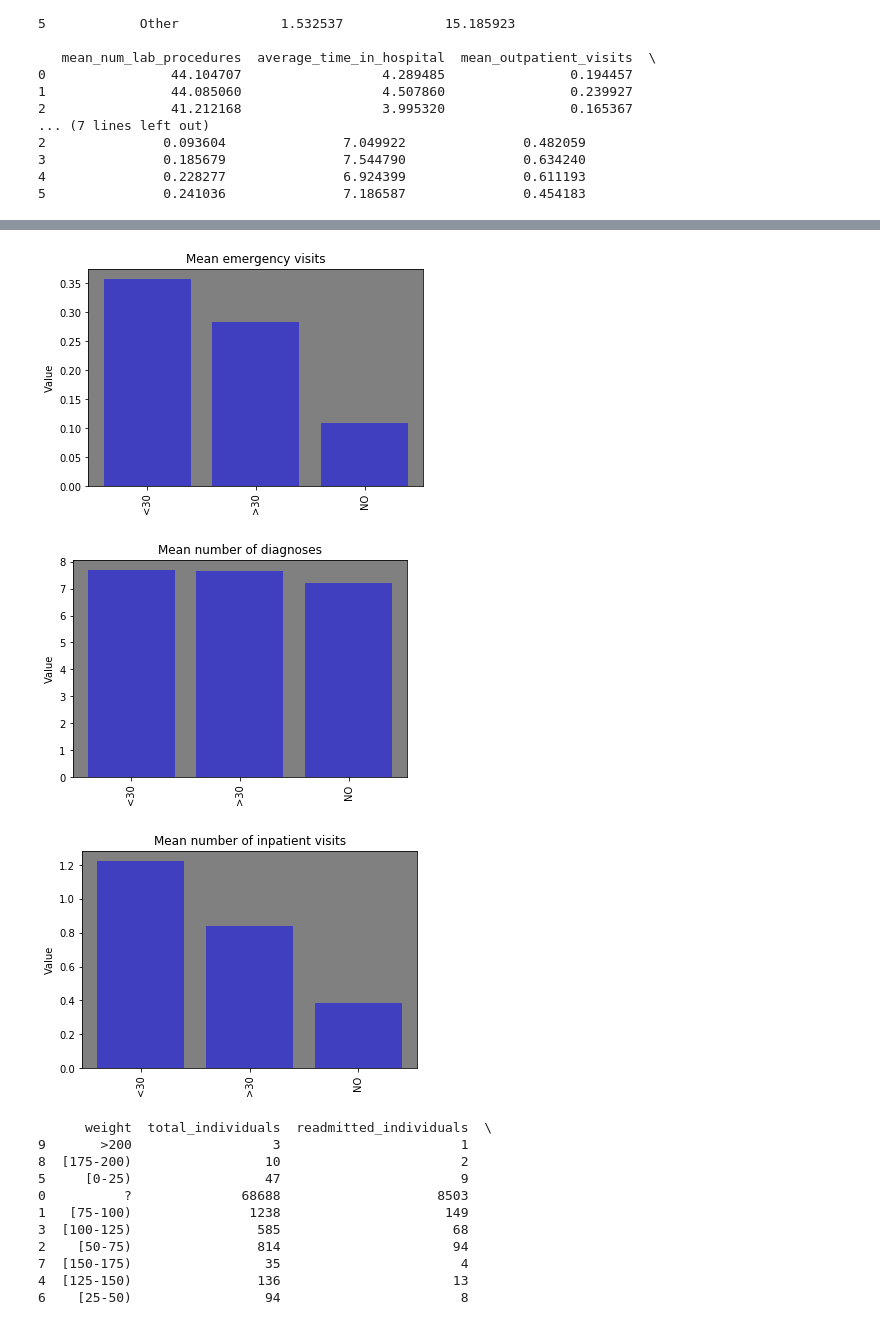
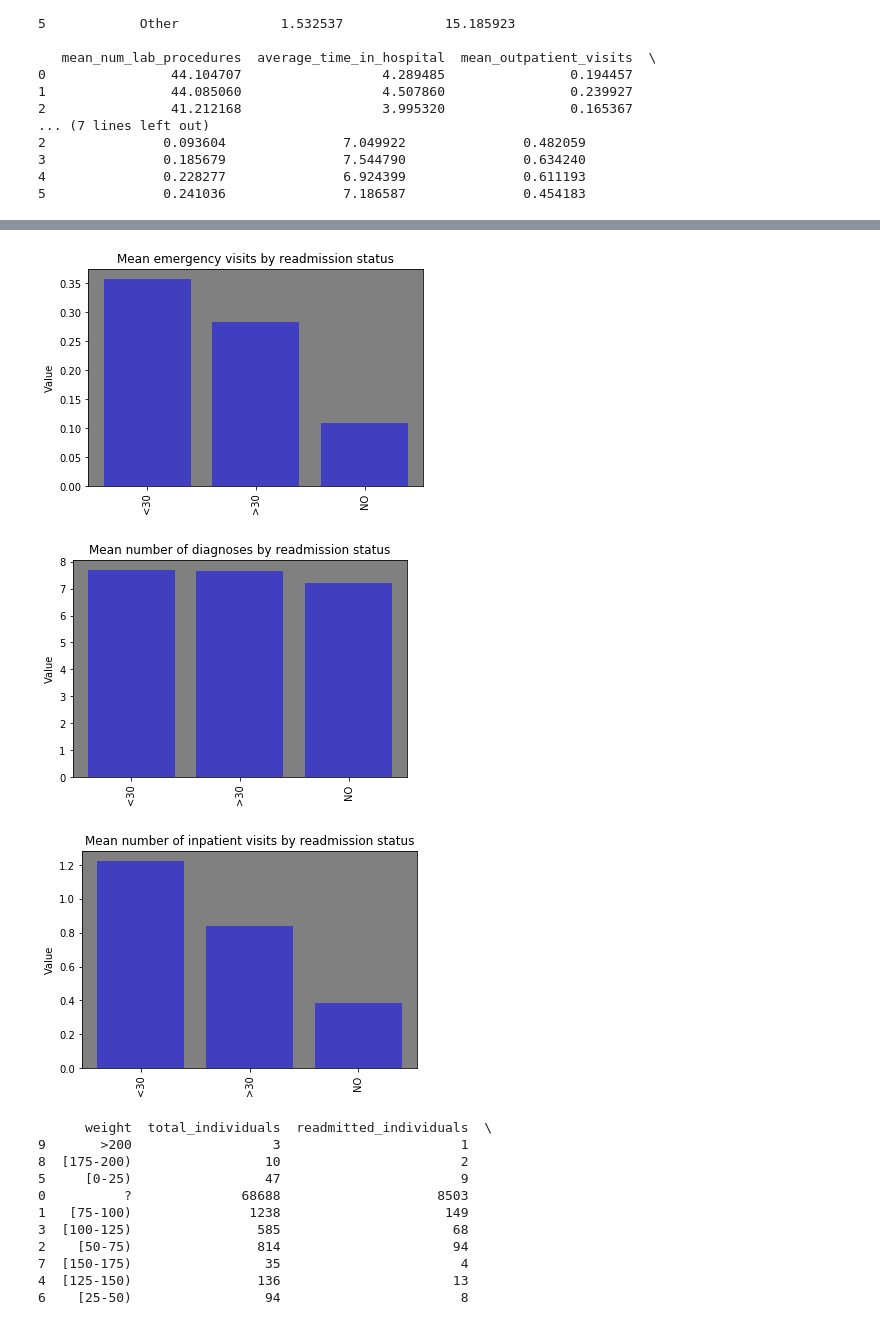
Before and after one commit to geoffkip/uci_diabetes, a Jupyter notebook: diabetes_analysis.ipynb, the cells around one changed output, grey strips where cells are left out. Saved outputs shown, nothing was run; the diff lists cells and outputs as text; code cells hidden in the pictures.

```diff
--- a/diabetes_analysis.ipynb
+++ b/diabetes_analysis.ipynb
@@ -371,21 +372,21 @@ graph(labels=labels,data=average_measurements_by_readmission['mean_outpatient_vi
 # %%
 graph(labels=labels,data=average_measurements_by_readmission['mean_emergency_visits'],
-      color='blue',title='Mean emergency visits',ylabel='Value',y_pos=y_pos,
+      color='blue',title='Mean emergency visits by readmission status',ylabel='Value',y_pos=y_pos,
       graph_type='bar')
 # %% [output]
-[figure, old version]
+[figure, new version]
 # %%
 graph(labels=labels,data=average_measurements_by_readmission['mean_number_diagnoses'],
-      color='blue',title='Mean number of diagnoses',ylabel='Value',y_pos=y_pos,
+      color='blue',title='Mean number of diagnoses by readmission status',ylabel='Value',y_pos=y_pos,
       graph_type='bar')
 # %% [output]
-[figure, old version]
+[figure, new version]
 # %%
 graph(labels=labels,data=average_measurements_by_readmission['mean_number_inpatient'],
-      color='blue',title='Mean number of inpatient visits',ylabel='Value',y_pos=y_pos,
+      color='blue',title='Mean number of inpatient visits by readmission status',ylabel='Value',y_pos=y_pos,
       graph_type='bar')
 # %% [output]
-[figure, old version]
+[figure, new version]
 # %%
 #Weight and readmission status
 q0 = """Select weight,
```
Also changed, not shown: parts of 7 cells of this notebook, 1 other file.
